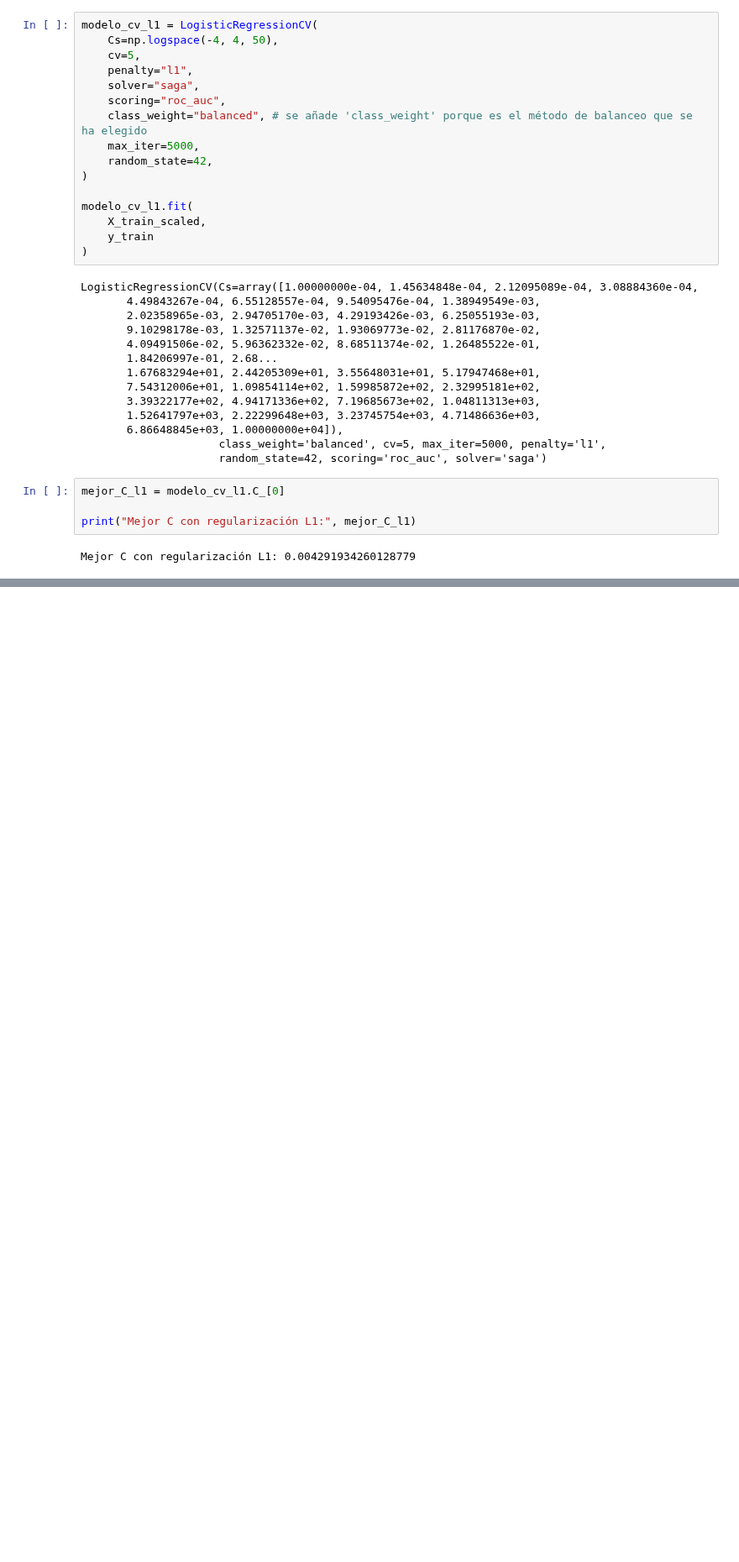
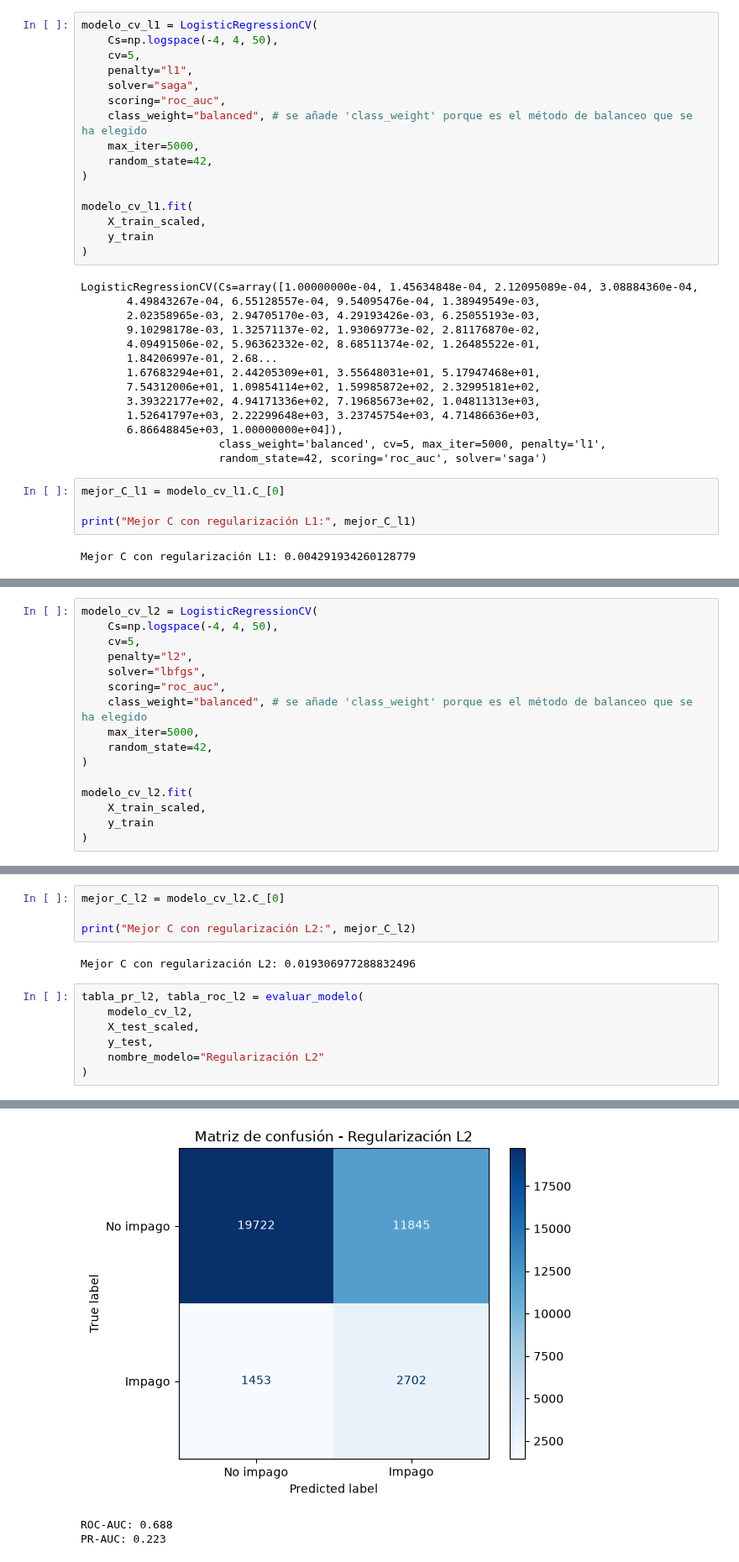
Before and after one commit to izarozubia-max/RETO5, a Jupyter notebook: prediccion_prima_balanceo.ipynb, the cells around one changed output, grey strips where cells are left out. Shown at 84% size. Saved outputs shown, nothing was run; the diff lists cells and outputs as text; blank space fills up the shorter version.

Commit message:
Regularizacin terminada y modelo final creado. Falta poner las predicciones a todo el dataset y darle un repaso general

```diff
--- a/prediccion_prima_balanceo.ipynb
+++ b/prediccion_prima_balanceo.ipynb
@@ -698,0 +687,16 @@ PR-AUC: 0.223
+# %%
+modelo_cv_l2 = LogisticRegressionCV(
+    Cs=np.logspace(-4, 4, 50),
+    cv=5,
+    penalty="l2",
+    solver="lbfgs",
+    scoring="roc_auc",
+    class_weight="balanced", # se añade 'class_weight' porque es el método de balanceo que se ha elegido
+    max_iter=5000,
+    random_state=42,
+)
+
+modelo_cv_l2.fit(
+    X_train_scaled,
+    y_train
+)
@@ -698,0 +717,14 @@ PR-AUC: 0.223
+# %%
+mejor_C_l2 = modelo_cv_l2.C_[0]
+
+print("Mejor C con regularización L2:", mejor_C_l2)
+# %% [output]
+Mejor C con regularización L2: 0.019306977288832496
+# %%
+tabla_pr_l2, tabla_roc_l2 = evaluar_modelo(
+    modelo_cv_l2,
+    X_test_scaled,
+    y_test,
+    nombre_modelo="Regularización L2"
+)
+# %% [output]
@@ -698,0 +747,3 @@ PR-AUC: 0.223
+[figure, added]
+ROC-AUC: 0.688
+PR-AUC: 0.223
```
Also changed, not shown: parts of 19 cells of this notebook.
